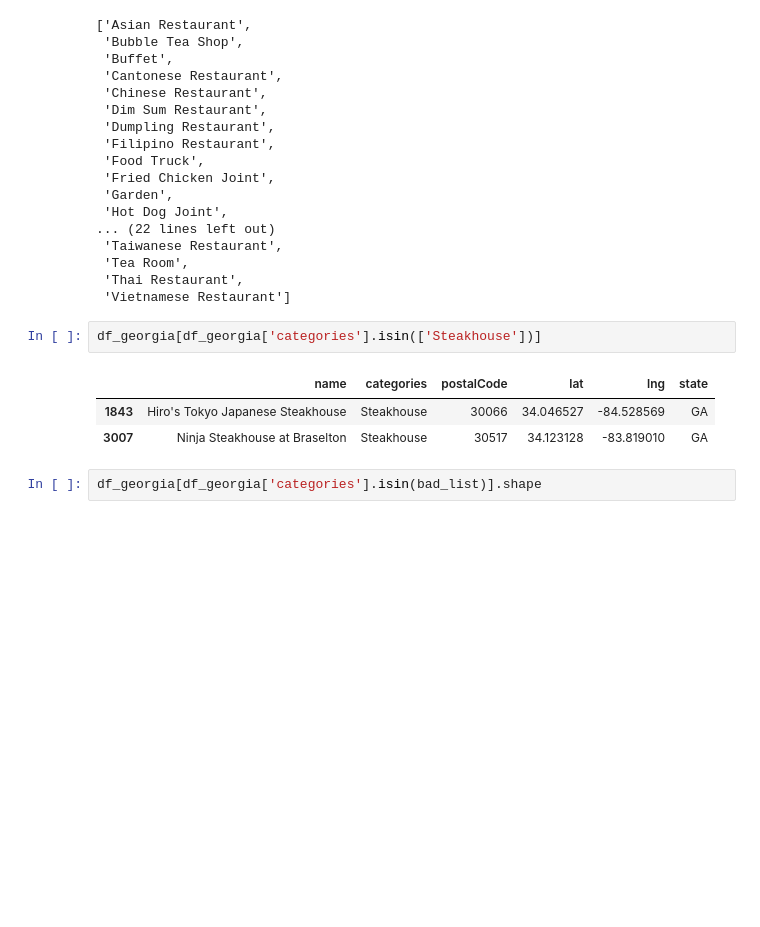
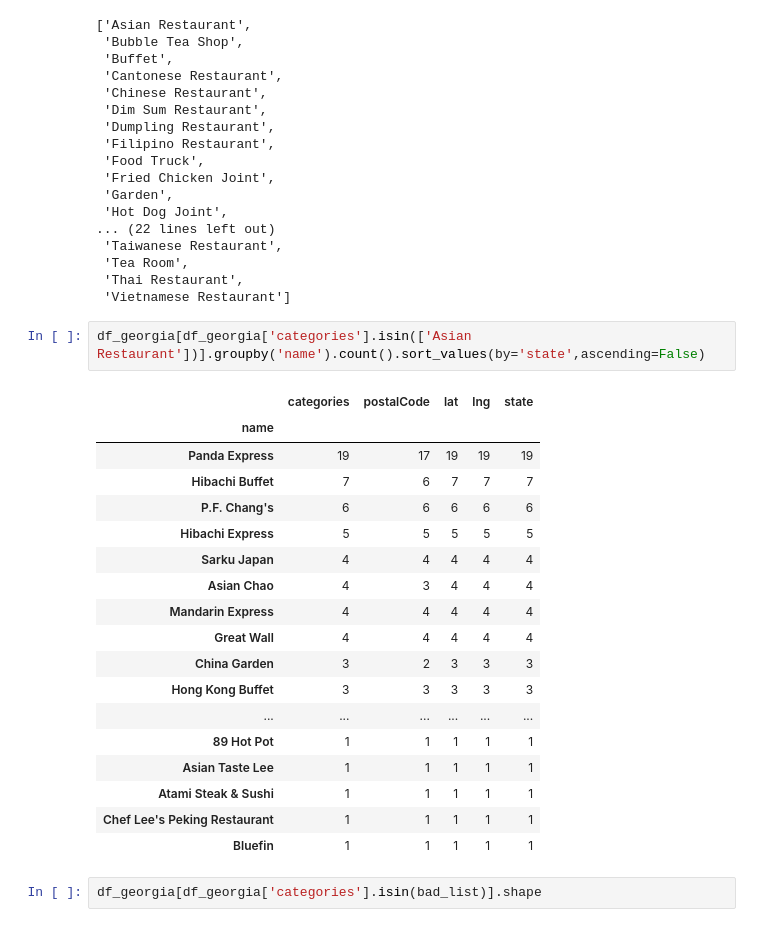
Before and after one commit to JamesDCage/Final-Week-0, a Jupyter notebook: Extracting_Data_from_Foursquare.ipynb, the cells around one changed output. Saved outputs shown, nothing was run; the diff lists cells and outputs as text; blank space fills up the shorter version.

```diff
--- a/Extracting_Data_from_Foursquare.ipynb
+++ b/Extracting_Data_from_Foursquare.ipynb
@@ -431,12 +420,27 @@ sorted(list(set(df_georgia['categories'])))
  'Tea Room',
  'Thai Restaurant',
  'Vietnamese Restaurant']
-# %%
-df_georgia[df_georgia['categories'].isin(['Steakhouse'])]
-# %% [output]
-|  | name | categories | postalCode | lat | lng | state |
-| 1843 | Hiro's Tokyo Japanese Steakhouse | Steakhouse | 30066 | 34.046527 | -84.528569 | GA |
-| 3007 | Ninja Steakhouse at Braselton | Steakhouse | 30517 | 34.123128 | -83.819010 | GA |
+# %%
+df_georgia[df_georgia['categories'].isin(['Asian Restaurant'])].groupby('name').count().sort_values(by='state',ascending=False)
+# %% [output]
+|  | categories | postalCode | lat | lng | state |
+| name |  |  |  |  |  |
+| Panda Express | 19 | 17 | 19 | 19 | 19 |
+| Hibachi Buffet | 7 | 6 | 7 | 7 | 7 |
+| P.F. Chang's | 6 | 6 | 6 | 6 | 6 |
+| Hibachi Express | 5 | 5 | 5 | 5 | 5 |
+| Sarku Japan | 4 | 4 | 4 | 4 | 4 |
+| Asian Chao | 4 | 3 | 4 | 4 | 4 |
+| Mandarin Express | 4 | 4 | 4 | 4 | 4 |
+| Great Wall | 4 | 4 | 4 | 4 | 4 |
+| China Garden | 3 | 2 | 3 | 3 | 3 |
+| Hong Kong Buffet | 3 | 3 | 3 | 3 | 3 |
+| ... | ... | ... | ... | ... | ... |
+| 89 Hot Pot | 1 | 1 | 1 | 1 | 1 |
+| Asian Taste Lee | 1 | 1 | 1 | 1 | 1 |
+| Atami Steak & Sushi | 1 | 1 | 1 | 1 | 1 |
+| Chef Lee's Peking Restaurant | 1 | 1 | 1 | 1 | 1 |
+| Bluefin | 1 | 1 | 1 | 1 | 1 |
 # %%
 df_georgia[df_georgia['categories'].isin(bad_list)].shape
 # %% [output]
```
Also changed, not shown: parts of 8 cells of this notebook.
